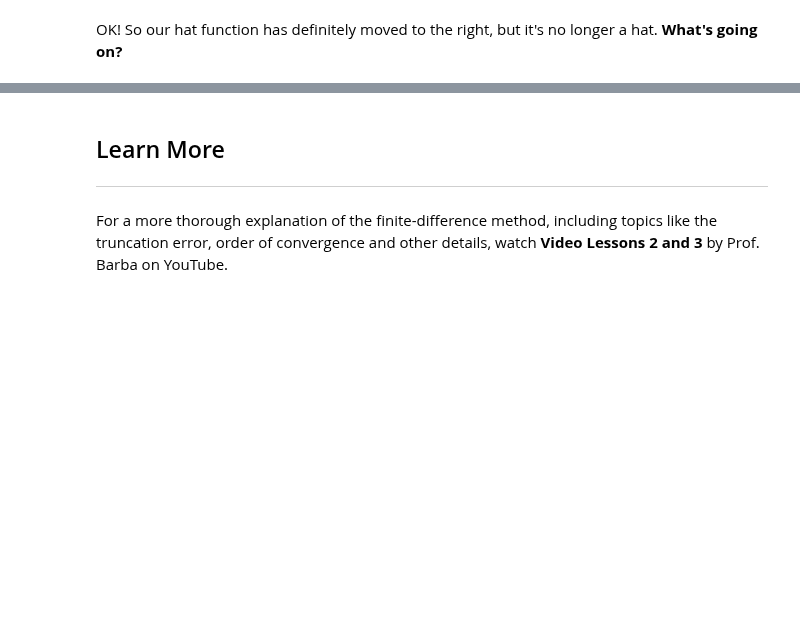
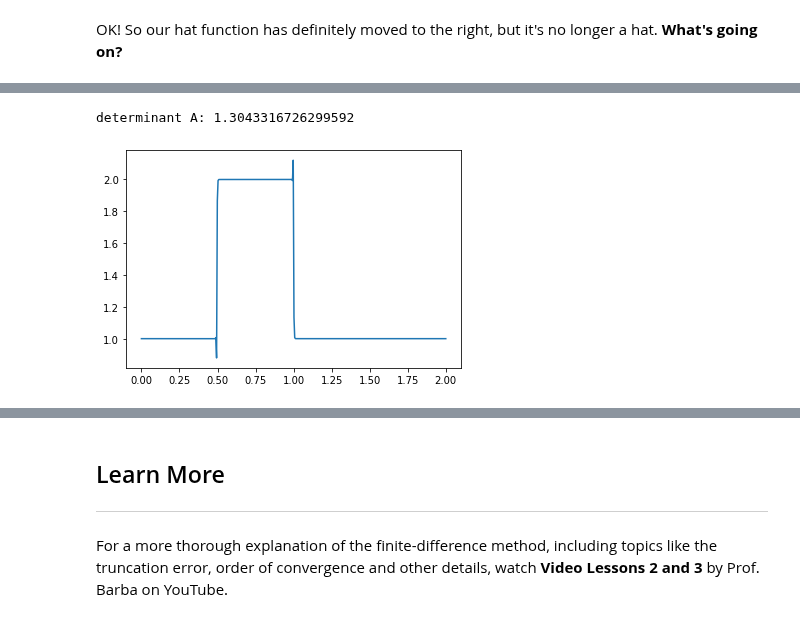
Before and after one commit to barbagroup/CFDPython, a Jupyter notebook: lessons/01_Step_1.ipynb, the cells around one changed output, grey strips where cells are left out. Cells and saved outputs as stored; diff of their text form; code cells hidden in the pictures; blank space fills up the shorter version.

```diff
--- a/lessons/01_Step_1.ipynb
+++ b/lessons/01_Step_1.ipynb
@@ -115,0 +163,31 @@ OK! So our hat function has definitely moved to the right, but it's no longer a
+# %%
+# explicit central FD - matrix approach
+un_ecfd = numpy.ones(nx) #initialize a temporary array - central finite difference
+un_ecfd = u_IC.copy()
+u = u_IC.copy()
+
+
+A = numpy.zeros((nx, nx))
+Beta_central_FD = dt * c / (2*dx)
+Beta_one_side_FD = dt * c / dx
+
+last_index_in_matrix = nx -1
+# the BC  - use one sided FD
+A[0, 0] = 1+Beta_one_side_FD  # forward FD
+A[0, 1] = -Beta_one_side_FD    # forward FD
+A[last_index_in_matrix, last_index_in_matrix-1] = Beta_one_side_FD   # backward FD
+A[last_index_in_matrix, last_index_in_matrix] =  1-Beta_one_side_FD   # backward FD
+for i in range(1, last_index_in_matrix):
+    A[i, i-1] = Beta_central_FD  # left of the diagonal
+    A[i, i] = 1                    # the diagonal
+    A[i, i+1] = -Beta_central_FD    # right of the diagonal
+
+print(f"determinant A: {numpy.linalg.det(A)}") # determinant =< 1 for stability
+
+for n in range(nt):  #loop for values of n from 0 to nt, so it will run nt times
+    un_ecfd = A@un_ecfd
+
+pyplot.plot(numpy.linspace(0, 2, nx), un_ecfd);
+# %% [output]
+determinant A: 1.3043316726299592
+[figure, added]
```
Also changed, not shown: parts of 9 cells of this notebook, 8 other files.
